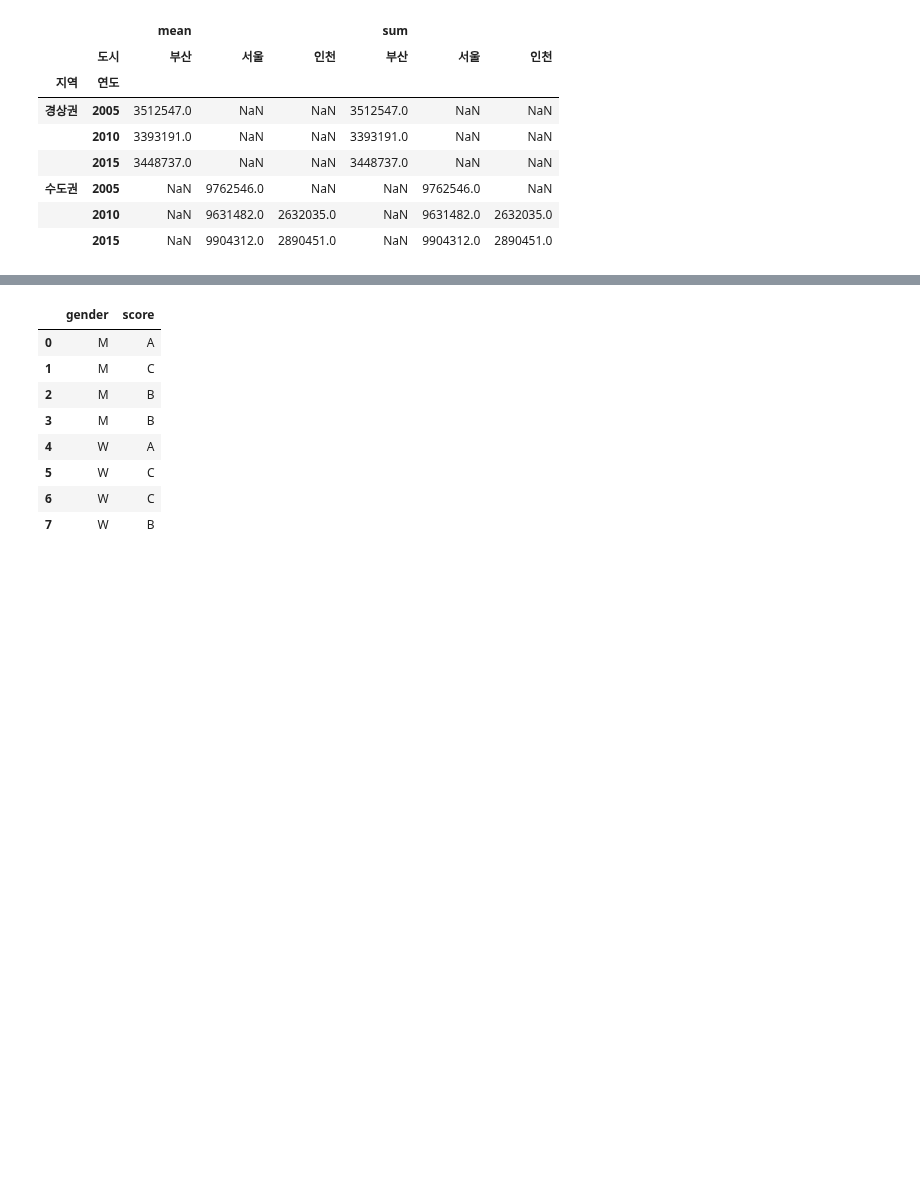
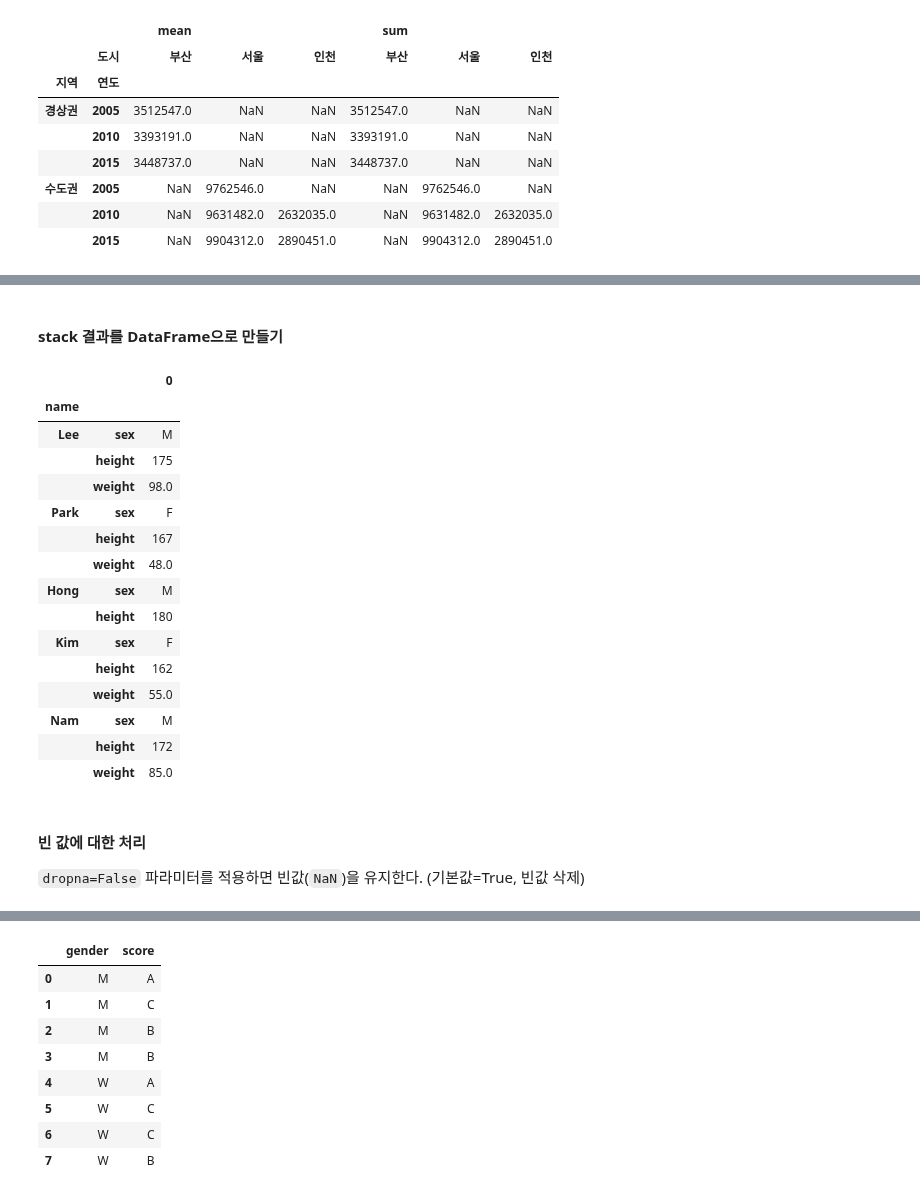
Before and after one commit to jaekim3220/jupyter, a Jupyter notebook: C. 데이터 다루기/02. 데이터 전처리/04-데이터_재구조화.ipynb, the cells around one changed output, grey strips where cells are left out. Saved outputs shown, nothing was run; the diff lists cells and outputs as text; code cells hidden in the pictures; blank space fills up the shorter version.

Commit message:
04-데이터_재구조화.ipynb에 melt( 피벗 테이블 분리를 학습)/stack, unstack (데이터 분리/빈값처리/stack 결과 되돌리기) 학습 및 실습 진행

```diff
--- a/C. 데이터 다루기/02. 데이터 전처리/04-데이터_재구조화.ipynb
+++ b/C. 데이터 다루기/02. 데이터 전처리/04-데이터_재구조화.ipynb
@@ -95,0 +170,4 @@ pivot_table(df,                        # 피벗할 데이터프레임
+# %%
+# 데이터 확인 후 index 지정
+df = read_excel("https://data.hossam.kr/C02/body.xlsx", index_col="name")
+df
@@ -95,0 +186,3 @@ pivot_table(df,                        # 피벗할 데이터프레임
+# %%
+st = df.stack()
+st
@@ -95,0 +206,26 @@ pivot_table(df,                        # 피벗할 데이터프레임
+# %% [markdown]
+#### stack 결과를 DataFrame으로 만들기
+# %%
+df2 = DataFrame(st)
+df2
+# %% [output]
+|  |  | 0 |
+| name |  |  |
+| Lee | sex | M |
+|  | height | 175 |
+|  | weight | 98.0 |
+| Park | sex | F |
+|  | height | 167 |
+|  | weight | 48.0 |
+| Hong | sex | M |
+|  | height | 180 |
+| Kim | sex | F |
+|  | height | 162 |
+|  | weight | 55.0 |
+| Nam | sex | M |
+|  | height | 172 |
+|  | weight | 85.0 |
+# %% [markdown]
+#### 빈 값에 대한 처리
+
+`dropna=False` 파라미터를 적용하면 빈값(`NaN`)을 유지한다. (기본값=True, 빈값 삭제)
```
Also changed, not shown: parts of 33 cells of this notebook, 3 other files.
